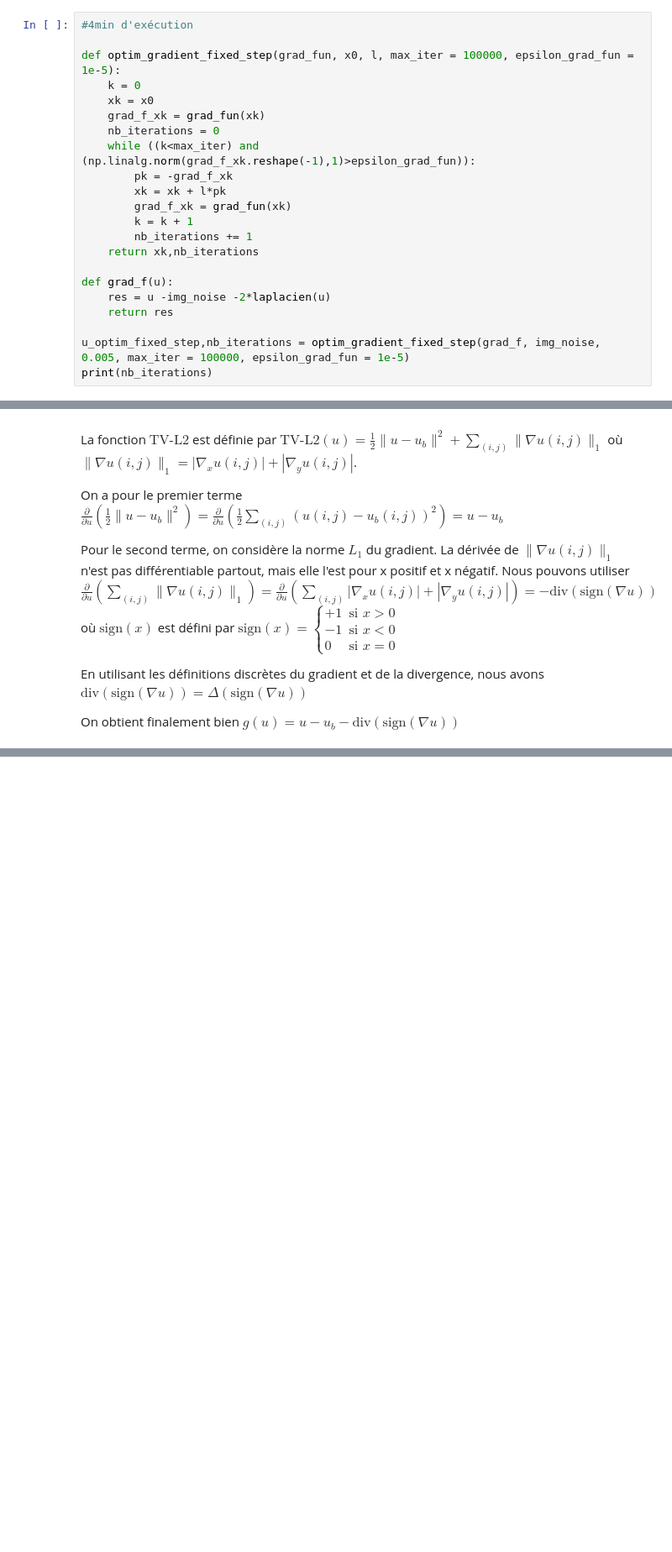
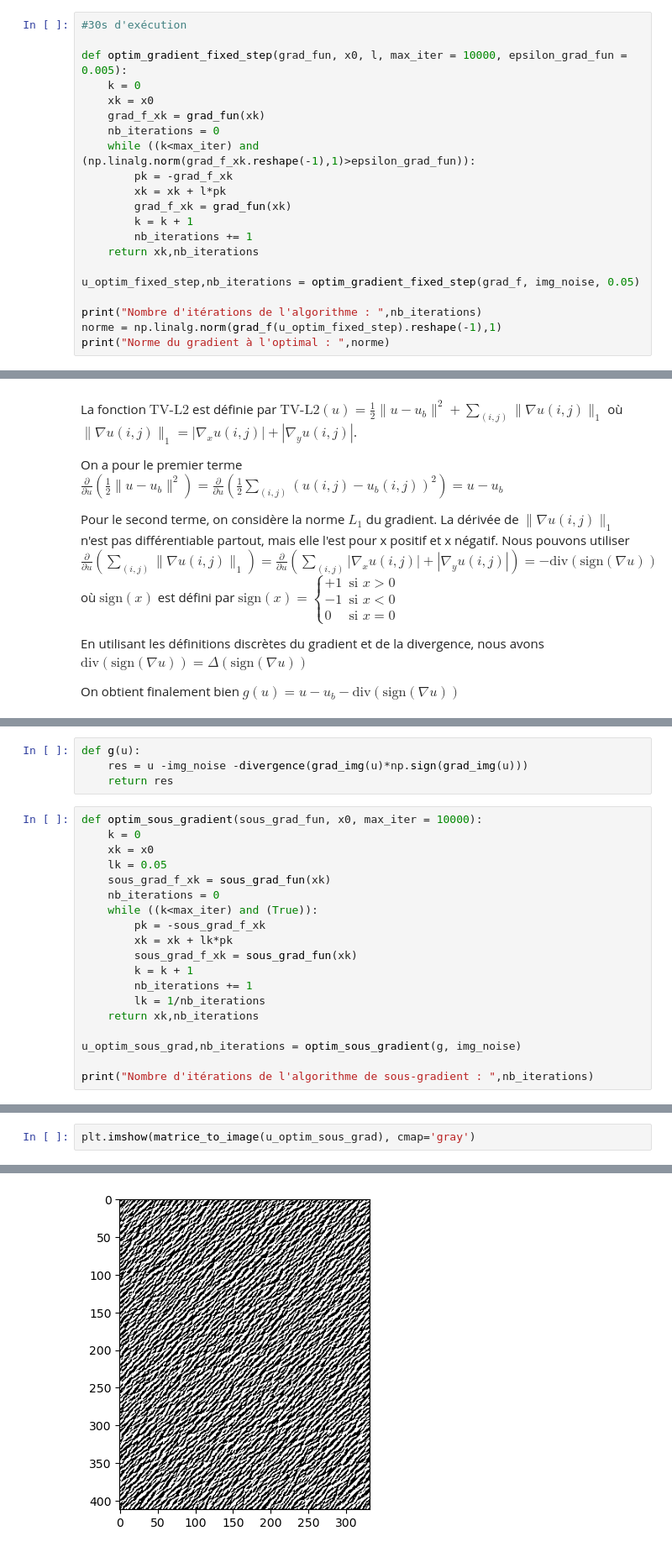
Before and after one commit to bavrillon/Projets_UE21, a Jupyter notebook: OPTI/OPTI_notebook.ipynb, the cells around one changed output, grey strips where cells are left out. Shown at 84% size. Saved outputs shown, nothing was run; the diff lists cells and outputs as text; blank space fills up the shorter version.

Commit message:
Partie  optim

```diff
--- a/OPTI/OPTI_notebook.ipynb
+++ b/OPTI/OPTI_notebook.ipynb
@@ -135,7 +152,7 @@ Clipping input data to the valid range for imshow with RGB data ([0..1] for floa
 # %%
-#4min d'exécution
+#30s d'exécution
 
-def optim_gradient_fixed_step(grad_fun, x0, l, max_iter = 100000, epsilon_grad_fun = 1e-5):
+def optim_gradient_fixed_step(grad_fun, x0, l, max_iter = 10000, epsilon_grad_fun = 0.005):
     k = 0
     xk = x0
     grad_f_xk = grad_fun(xk)
@@ -148,10 +165,9 @@ def optim_gradient_fixed_step(grad_fun, x0, l, max_iter = 100000, epsilon_grad_f
         nb_iterations += 1
     return xk,nb_iterations
 
-def grad_f(u):
-    res = u -img_noise -2*laplacien(u)
-    return res
+u_optim_fixed_step,nb_iterations = optim_gradient_fixed_step(grad_f, img_noise, 0.05)
 
-u_optim_fixed_step,nb_iterations = optim_gradient_fixed_step(grad_f, img_noise, 0.005, max_iter = 100000, epsilon_grad_fun = 1e-5)
-print(nb_iterations)
+print("Nombre d'itérations de l'algorithme : ",nb_iterations)
+norme = np.linalg.norm(grad_f(u_optim_fixed_step).reshape(-1),1)
+print("Norme du gradient à l'optimal : ",norme)
 # %% [output]
@@ -332,0 +340,23 @@ On obtient finalement bien $g(u) = u - u_b - \text{div}(\text{sign}(\nabla u))$
+# %%
+def g(u):
+    res = u -img_noise -divergence(grad_img(u)*np.sign(grad_img(u)))
+    return res
+# %%
+def optim_sous_gradient(sous_grad_fun, x0, max_iter = 10000):
+    k = 0
+    xk = x0
+    lk = 0.05
+    sous_grad_f_xk = sous_grad_fun(xk)
+    nb_iterations = 0
+    while ((k<max_iter) and (True)):
+        pk = -sous_grad_f_xk
+        xk = xk + lk*pk
+        sous_grad_f_xk = sous_grad_fun(xk)
+        k = k + 1
+        nb_iterations += 1
+        lk = 1/nb_iterations
+    return xk,nb_iterations
+
+u_optim_sous_grad,nb_iterations = optim_sous_gradient(g, img_noise)
+
+print("Nombre d'itérations de l'algorithme de sous-gradient : ",nb_iterations)
@@ -332,0 +373,3 @@ On obtient finalement bien $g(u) = u - u_b - \text{div}(\text{sign}(\nabla u))$
+# %%
+plt.imshow(matrice_to_image(u_optim_sous_grad), cmap='gray')
+# %% [output]
@@ -332,0 +378 @@ On obtient finalement bien $g(u) = u - u_b - \text{div}(\text{sign}(\nabla u))$
+[figure, added]
```
Also changed, not shown: parts of 20 cells of this notebook.
